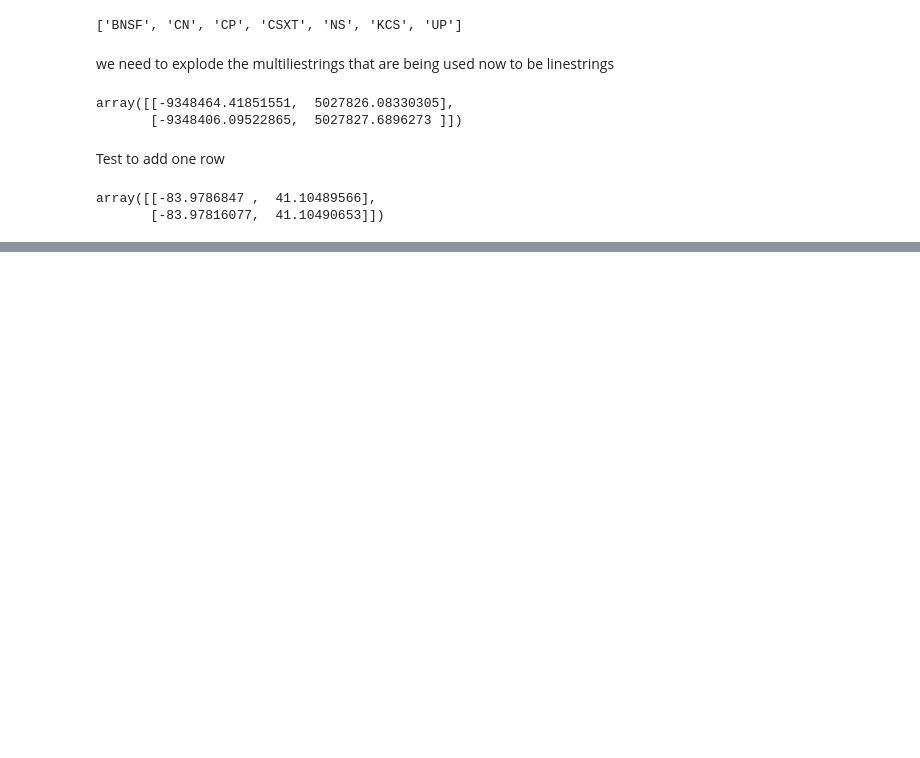
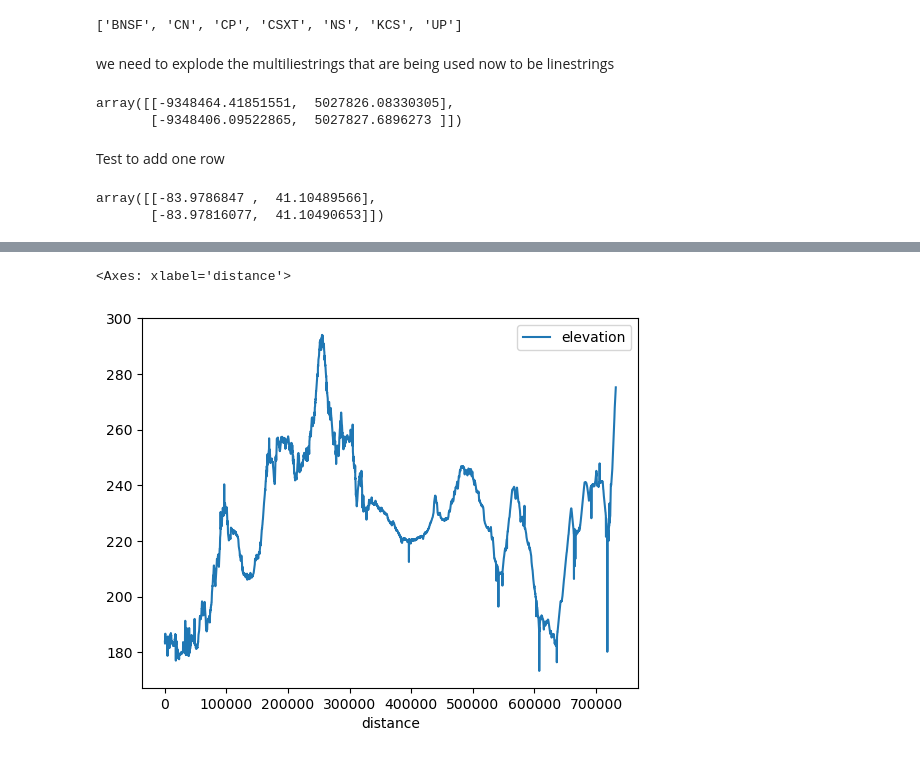
Before and after one commit to ARPA-E-LOCOMOTIVES/SCORE, a Jupyter notebook: score/utility/narn/notebooks/47th-MPH.ipynb, the cells around one changed output, grey strips where cells are left out. Cells and saved outputs as stored; diff of their text form; code cells hidden in the pictures; blank space fills up the shorter version.

```diff
--- a/score/utility/narn/notebooks/47th-MPH.ipynb
+++ b/score/utility/narn/notebooks/47th-MPH.ipynb
@@ -321,0 +383,2 @@ KeyboardInterrupt:
+# %%
+response = requests.get(URL8+'5', auth=TokenAuth(token))
@@ -321,0 +389,2 @@ KeyboardInterrupt:
+# %%
+segments=response.json()['results']['segments']
@@ -321,0 +395,2 @@ KeyboardInterrupt:
+# %%
+seg_df = pd.DataFrame(segments)
@@ -321,0 +413,5 @@ KeyboardInterrupt:
+# %%
+seg_df.plot(x="distance", y="elevation")
+# %% [output]
+<Axes: xlabel='distance'>
+[figure, added]
```
Also changed, not shown: parts of 39 cells of this notebook, 4 other files.
